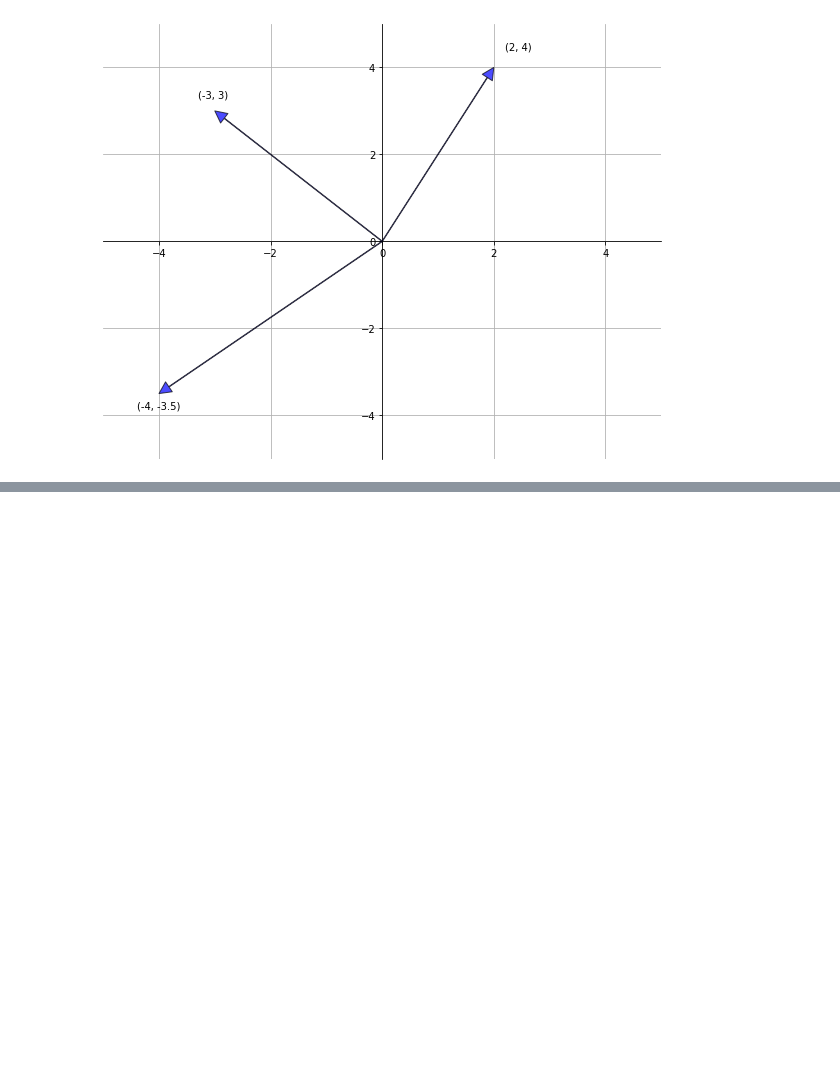
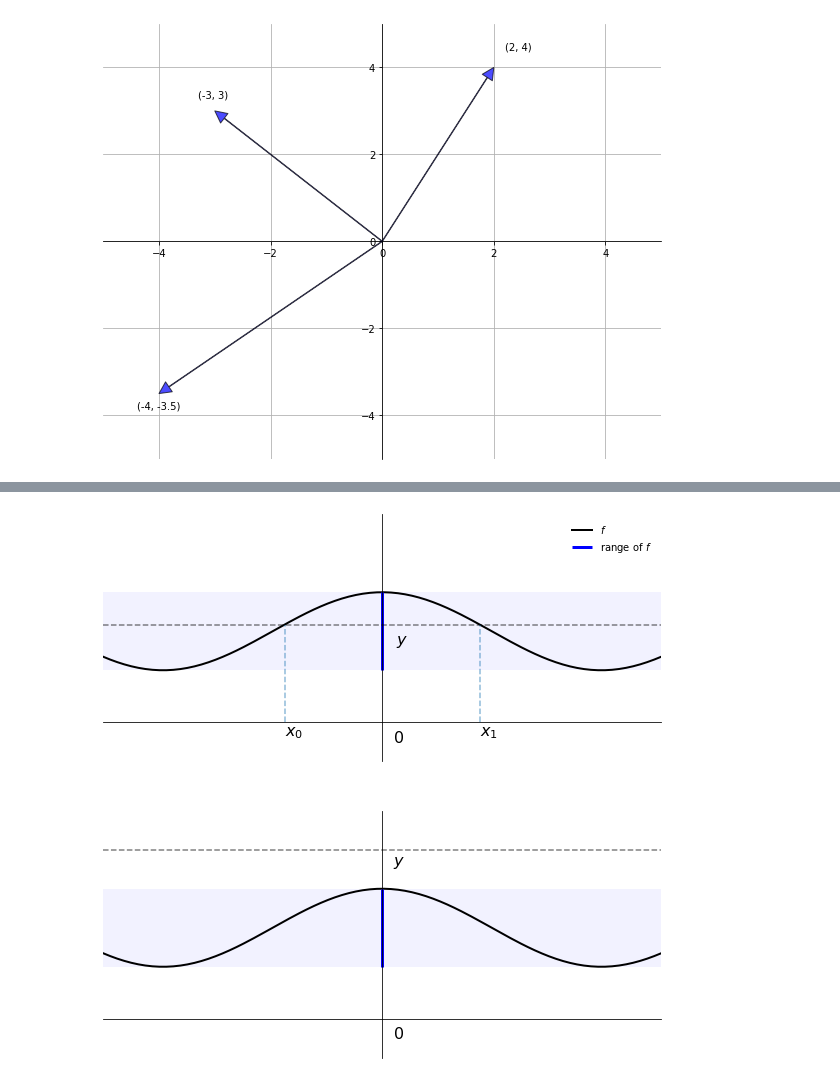
Before and after one commit to beauvilerobed/quantitative-economics-with-python, a Jupyter notebook: tools_and_techniques/2_linear_algebra.ipynb, the cells around one changed output, grey strips where cells are left out. Saved outputs shown, nothing was run; the diff lists cells and outputs as text; code cells hidden in the pictures; blank space fills up the shorter version.

```diff
--- a/tools_and_techniques/2_linear_algebra.ipynb
+++ b/tools_and_techniques/2_linear_algebra.ipynb
@@ -85,0 +489,46 @@ The two most common operators for vectors are addition and scalar multiplication
+# %%
+def f(x):
+    return 0.6 * np.cos(4 * x) + 1.4
+
+
+xmin, xmax = -1, 1
+x = np.linspace(xmin, xmax, 160)
+y = f(x)
+ya, yb = np.min(y), np.max(y)
+
+fig, axes = plt.subplots(2, 1, figsize=(10, 10))
+
+for ax in axes:
+    # Set the axes through the origin
+    for spine in ['left', 'bottom']:
+        ax.spines[spine].set_position('zero')
+    for spine in ['right', 'top']:
+        ax.spines[spine].set_color('none')
+
+    ax.set(ylim=(-0.6, 3.2), xlim=(xmin, xmax),
+           yticks=(), xticks=())
+
+    ax.plot(x, y, 'k-', lw=2, label='$f$')
+    ax.fill_between(x, ya, yb, facecolor='blue', alpha=0.05)
+    ax.vlines([0], ya, yb, lw=3, color='blue', label='range of $f$')
+    ax.text(0.04, -0.3, '$0$', fontsize=16)
+
+ax = axes[0]
+
+ax.legend(loc='upper right', frameon=False)
+ybar = 1.5
+ax.plot(x, x * 0 + ybar, 'k--', alpha=0.5)
+ax.text(0.05, 0.8 * ybar, '$y$', fontsize=16)
+for i, z in enumerate((-0.35, 0.35)):
+    ax.vlines(z, 0, f(z), linestyle='--', alpha=0.5)
+    ax.text(z, -0.2, f'$x_{i}$', fontsize=16)
+
+ax = axes[1]
+
+ybar = 2.6
+ax.plot(x, x * 0 + ybar, 'k--', alpha=0.5)
+ax.text(0.04, 0.91 * ybar, '$y$', fontsize=16)
+
+plt.show()
+# %% [output]
+[figure, added]
```
Also changed, not shown: parts of 45 cells of this notebook.
